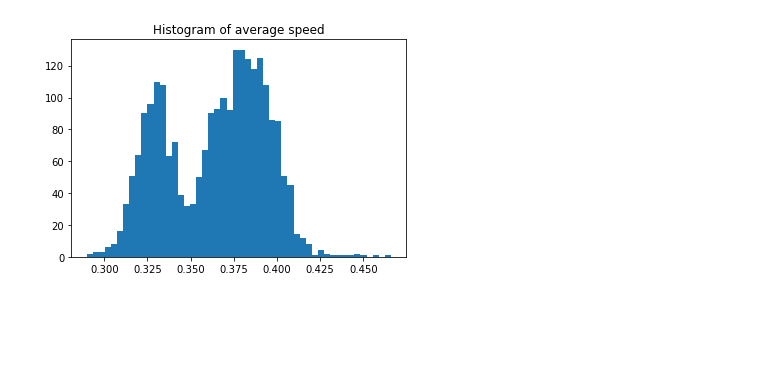
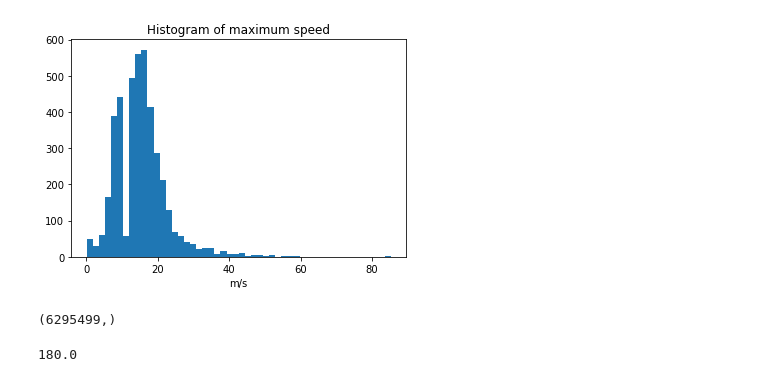
Before and after one commit to ryngray/model_ant_trajectories, a Jupyter notebook: Random_Walk_Models/Histograms.ipynb, the cells around one changed output. Drawn from its saved outputs; the diff is of its cells as text; code cells hidden in the pictures; blank space fills up the shorter version.

Commit message:
Added updated histogram code

```diff
--- a/Random_Walk_Models/Histograms.ipynb
+++ b/Random_Walk_Models/Histograms.ipynb
@@ -11,2 +96,2 @@ import traja
 # %%
-f = pd.read_csv("Minute_Trajectories.csv")
+f = pd.read_csv("../../Minute_Trajectories_3.csv")
@@ -12,0 +168,9 @@ f = pd.read_csv("Minute_Trajectories.csv")
+# %%
+f_np = np.asarray(f)
+xs = np.subtract(f_np[0:-1,1],f_np[1:,1])
+ys = np.subtract(f_np[0:-1,2],f_np[1:,2])
+speed = np.divide(np.sqrt(np.add(np.power(xs, 2), np.power(ys, 2))),np.subtract(f_np[1:,3],f_np[:-1,3]))
+#speed = (np.subtract(np.power((f_np[0:-1,1]-f_np[1:,1])^2 ,(f_np[0:-1,2]-f_np[1:,2])^2))#/(f_np[0:-1,3]-f_np[1:,3])
+print(np.shape(speed))
+speed = np.insert(speed, 0,0)
+f['s'] = speed
@@ -25,9 +226,21 @@ print(np.shape(f))
 # %%
-s_mean = f.groupby(['minute_id']).mean()['s']
+s_mean = f.groupby(['minute_id']).max()['s']
 
 plt.hist(s_mean,bins=50)
-plt.title("Histogram of average speed")
-plt.savefig("av_speed.png")
+plt.title("Histogram of maximum speed")
+plt.xlabel("m/s")
+plt.savefig("max_speed.png")
 plt.show()
 # %% [output]
-[figure, old version]
+[figure, new version]
+# %%
+f_np = np.asarray(f)
+xs = np.subtract(f_np[0:-1,1],f_np[1:,1])
+ys = np.subtract(f_np[0:-1,2],f_np[1:,2])
+speed = np.divide(np.subtract(np.power(xs, 2), np.power(ys, 2)),np.subtract(f_np[0:-1,3],f_np[1:,3]))
+print(np.shape(speed))
+acc = np.divide(np.subtract(f_np[1:,6], f_np[:-1,6]),np.subtract(f_np[1:,3],f_np[:-1,3]))
+acc = np.insert(acc, 0,0)
+f['a'] = acc
+# %% [output]
+(6295499,)
@@ -33,0 +252,4 @@ plt.show()
+# %%
+print(max(deg))
+# %% [output]
+180.0
```
Also changed, not shown: parts of 61 cells of this notebook.
